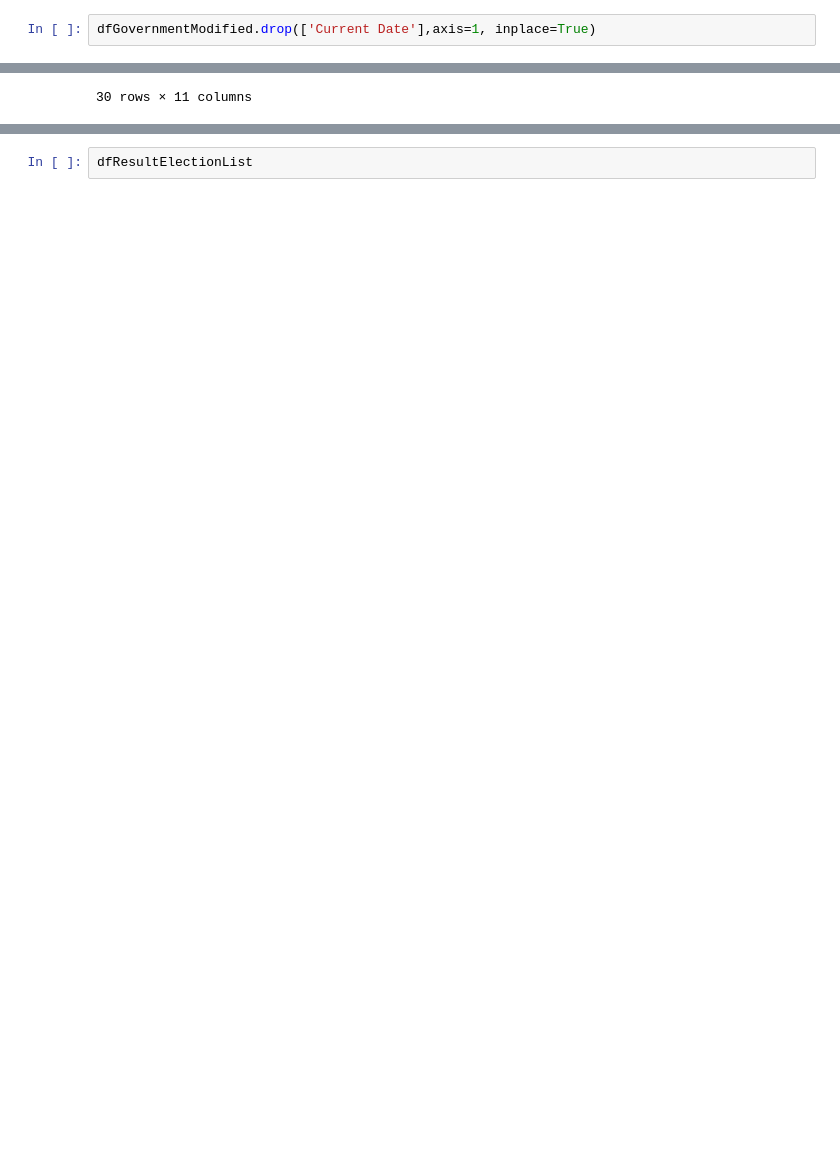
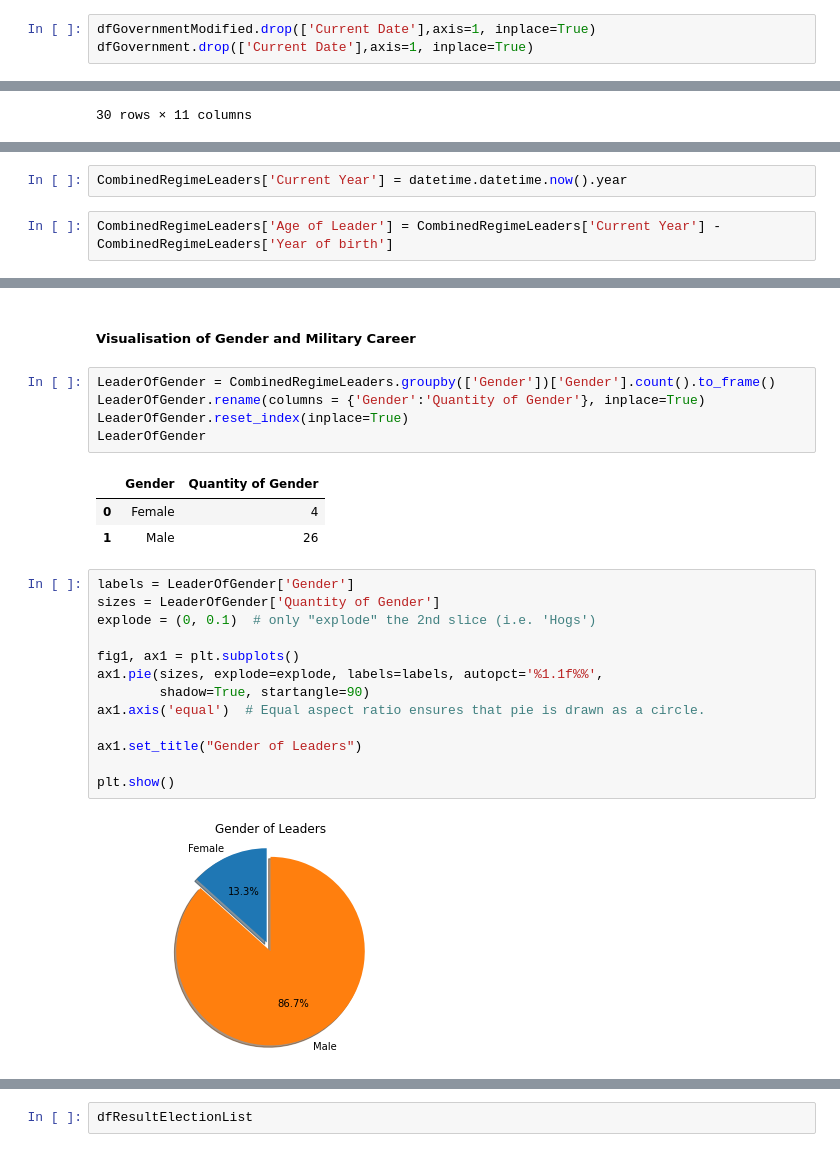
Before and after one commit to Lunczer93/Python_Project_3_World_Election, a Jupyter notebook: Python_Project_3_Election.ipynb, the cells around one changed output, grey strips where cells are left out. Drawn from its saved outputs; the diff is of its cells as text; blank space fills up the shorter version.

```diff
--- a/Python_Project_3_Election.ipynb
+++ b/Python_Project_3_Election.ipynb
@@ -961,6 +1016,7 @@ Years of The Government             int32
 dtype: object
 # %%
 dfGovernmentModified.drop(['Current Date'],axis=1, inplace=True)
+dfGovernment.drop(['Current Date'],axis=1, inplace=True)
 # %%
 dfGovernmentModified
 # %% [output]
@@ -1299,0 +1344,4 @@ CombinedRegimeLeaders[['Country','Regime Type','Leader','Year of birth','Gender'
+# %%
+CombinedRegimeLeaders['Current Year'] = datetime.datetime.now().year
+# %%
+CombinedRegimeLeaders['Age of Leader'] = CombinedRegimeLeaders['Current Year'] -  CombinedRegimeLeaders['Year of birth']
@@ -1299,0 +1395,26 @@ CombinedRegimeLeaders[['Country','Regime Type','Leader','Year of birth','Gender'
+# %% [markdown]
+##### Visualisation of Gender and Military Career
+# %%
+LeaderOfGender = CombinedRegimeLeaders.groupby(['Gender'])['Gender'].count().to_frame()
+LeaderOfGender.rename(columns = {'Gender':'Quantity of Gender'}, inplace=True)
+LeaderOfGender.reset_index(inplace=True)
+LeaderOfGender
+# %% [output]
+|  | Gender | Quantity of Gender |
+| 0 | Female | 4 |
+| 1 | Male | 26 |
+# %%
+labels = LeaderOfGender['Gender']
+sizes = LeaderOfGender['Quantity of Gender']
+explode = (0, 0.1)  # only "explode" the 2nd slice (i.e. 'Hogs')
+
+fig1, ax1 = plt.subplots()
+ax1.pie(sizes, explode=explode, labels=labels, autopct='%1.1f%%',
+        shadow=True, startangle=90)
+ax1.axis('equal')  # Equal aspect ratio ensures that pie is drawn as a circle.
+
+ax1.set_title("Gender of Leaders")
+
+plt.show()
+# %% [output]
+[figure, added]
```
Also changed, not shown: parts of 22 cells of this notebook.
